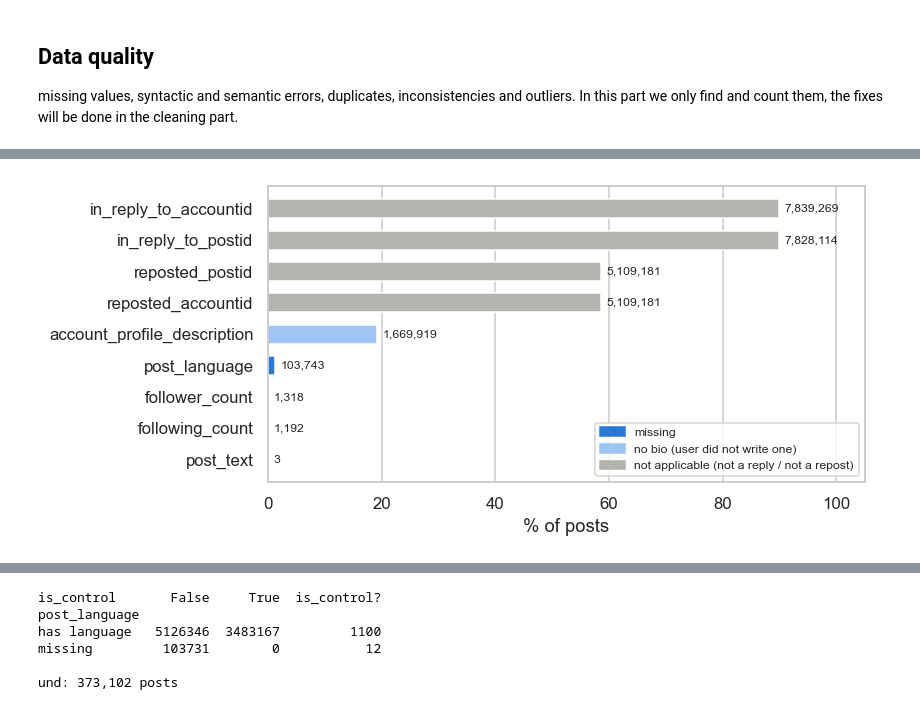
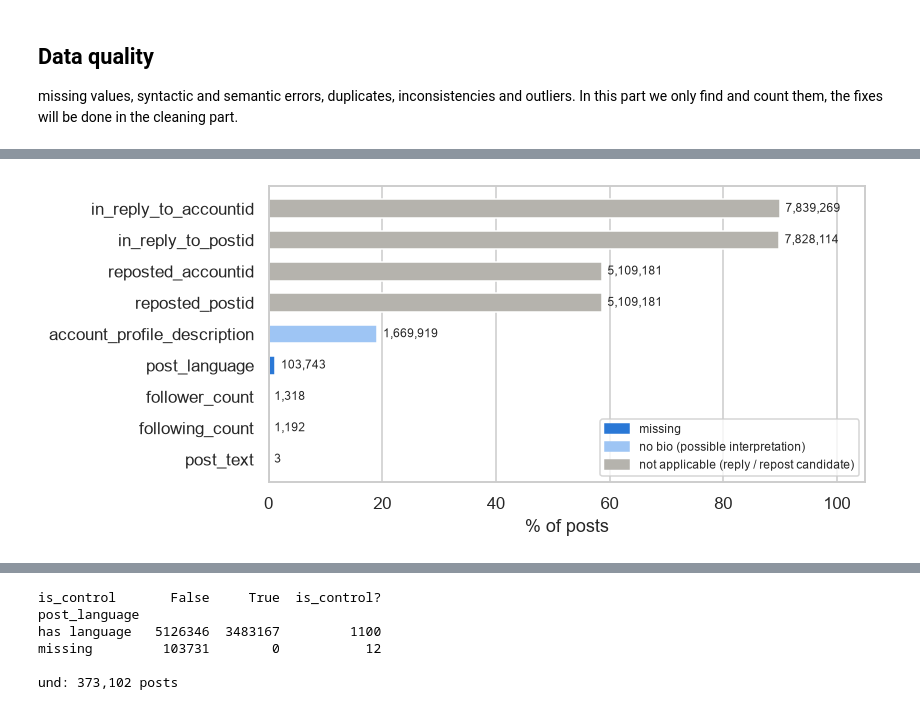
Before and after one commit to kazisohrabuddintitu/Data-Mining-project-2026, a Jupyter notebook: notebooks/task1_data_understanding_preparation.ipynb, the cells around one changed output, grey strips where cells are left out. Cells and saved outputs as stored; diff of their text form; code cells hidden in the pictures.

```diff
--- a/notebooks/task1_data_understanding_preparation.ipynb
+++ b/notebooks/task1_data_understanding_preparation.ipynb
@@ -296,0 +468,18 @@ values
+# %%
+
+inventory = pd.DataFrame({
+    "Variable": df.columns,
+    "# unique": [df[name].nunique(dropna=True) for name in df.columns],
+})
+
+small_domain_columns = inventory.loc[inventory["# unique"].le(80), "Variable"].tolist()
+for name in small_domain_columns:
+    frequencies = df[name].value_counts(dropna=False)
+    domain = pd.DataFrame({
+        "Observed value (repr)": [repr(value) for value in frequencies.index],
+        "Records": frequencies.to_numpy(),
+        "Share of all records (%)": 100 * frequencies.to_numpy() / len(df),
+    })
+    print(f"{name}: {df[name].dtype}")
+    with pd.option_context("display.max_rows", None, "display.float_format", "{:.4f}".format):
+        display(domain)
@@ -303,26 +529,63 @@ missing values, syntactic and semantic errors, duplicates, inconsistencies and o
 # %%
-N_ROWS = parquet_file.metadata.num_rows
+N_ROWS = len(df)
 not_applicable = ["in_reply_to_postid", "in_reply_to_accountid", "reposted_accountid", "reposted_postid"]
 
-missing = values.loc[values["missing"] > 0, ["missing"]].copy()
-missing["pct"] = 100 * missing["missing"] / N_ROWS
+# Count only actual nulls as missing; keep text markers in the separate audit.
+NA_MARKERS = {"", "na", "n/a", "nan", "null", "none", "<na>"}
+HIDDEN_MARKERS = NA_MARKERS | {"unknown", "undefined", "missing", "und", "-", "?"}
+
+
+summary_rows, marker_rows = [], []
+for name in df.columns:
+    frequencies = df[name].value_counts(dropna=False, sort=False)
+    domain = pd.Series(frequencies.index, dtype="string")
+    absent_domain = domain.isna()
+    # No length limit: include long whitespace-only strings in the audit too.
+    marker_candidates = domain.notna() & domain.str.strip().str.casefold().isin(HIDDEN_MARKERS)
+    for position in marker_candidates.index[marker_candidates.fillna(False)]:
+        marker_rows.append({
+            "Variable": name, "stored_value": repr(domain.iloc[position]),
+            "Rows": int(frequencies.iloc[position]),
+            "counted_as_missing": bool(absent_domain.iloc[position]),
+        })
+
+    missing_count = int(df[name].isna().sum())
+    # Review repost targets unless the post is explicitly a non-repost.
+    # Review reply targets when only one of the paired targets is absent.
+    review_count = missing_count
+    if name in {"reposted_postid", "reposted_accountid"}:
+        known_non_repost = df["is_repost"].astype("string").str.strip().str.casefold().eq("false").fillna(False)
+        review_count = int((df[name].isna() & ~known_non_repost).sum())
+    elif name in {"in_reply_to_postid", "in_reply_to_accountid"}:
+        paired = "in_reply_to_accountid" if name == "in_reply_to_postid" else "in_reply_to_postid"
+        review_count = int((df[name].isna() & ~df[paired].isna()).sum())
+
+    summary_rows.append({"Variable": name, "Missing": missing_count, "Needs review": review_count})
+    del frequencies, domain
+
+missing = pd.DataFrame(summary_rows).set_index("Variable")
+missing["pct"] = 100 * missing["Missing"] / N_ROWS if N_ROWS else 0.0
 missing["kind"] = np.where(missing.index.isin(not_applicable), "not applicable", "missing")
-missing.loc["account_profile_description", "kind"] = "no bio"
-missing = missing.sort_values("pct")
+missing.loc[missing.index == "account_profile_description", "kind"] = "no bio"
+missing = missing[["Missing", "pct", "kind", "Needs review"]].sort_values("pct")
+hidden_marker_audit = pd.DataFrame(marker_rows, columns=["Variable", "stored_value", "Rows", "counted_as_missing"])
 
+# Match the original figure; keep complete fields in the table but omit their zero-length bars.
+shown = missing.loc[missing["Missing"] > 0]
 fig, ax = plt.subplots(figsize=(7, 3.5))
 KIND_COLORS = {"missing": CLASS_COLORS["control"], "no bio": "#9ec5f4", "not applicable": "#b5b3ad"}
-colors = missing["kind"].map(KIND_COLORS)
-ax.barh(missing.index, missing["pct"], color=colors, height=0.6)
-for name, row in missing.iterrows():
-    ax.text(row["pct"] + 1, name, f"{row['missing']:,}", va="center", fontsize=8)
+colors = shown["kind"].map(KIND_COLORS)
+ax.barh(shown.index, shown["pct"], color=colors, height=0.6)
+for name, row in shown.iterrows():
+    ax.text(row["pct"] + 1, name, f"{row['Missing']:,}", va="center", fontsize=8)
 ax.set_xlabel("% of posts")
 ax.set_xlim(0, 105)
 ax.grid(axis="y", visible=False)
 handles = [plt.Rectangle((0, 0), 1, 1, color=color) for color in KIND_COLORS.values()]
-ax.legend(handles, ["missing", "no bio (user did not write one)", "not applicable (not a reply / not a repost)"], loc="lower right", fontsize=8)
+ax.legend(handles, ["missing", "no bio (possible interpretation)", "not applicable (reply / repost candidate)"], loc="lower right", fontsize=8)
 save_fig("missing_values")
 plt.show()
-missing
+display(missing)
+display(hidden_marker_audit)
 # %% [output]
-[figure, old version]
+[figure, new version]
```
Also changed, not shown: parts of 50 cells of this notebook, 2 other files.
